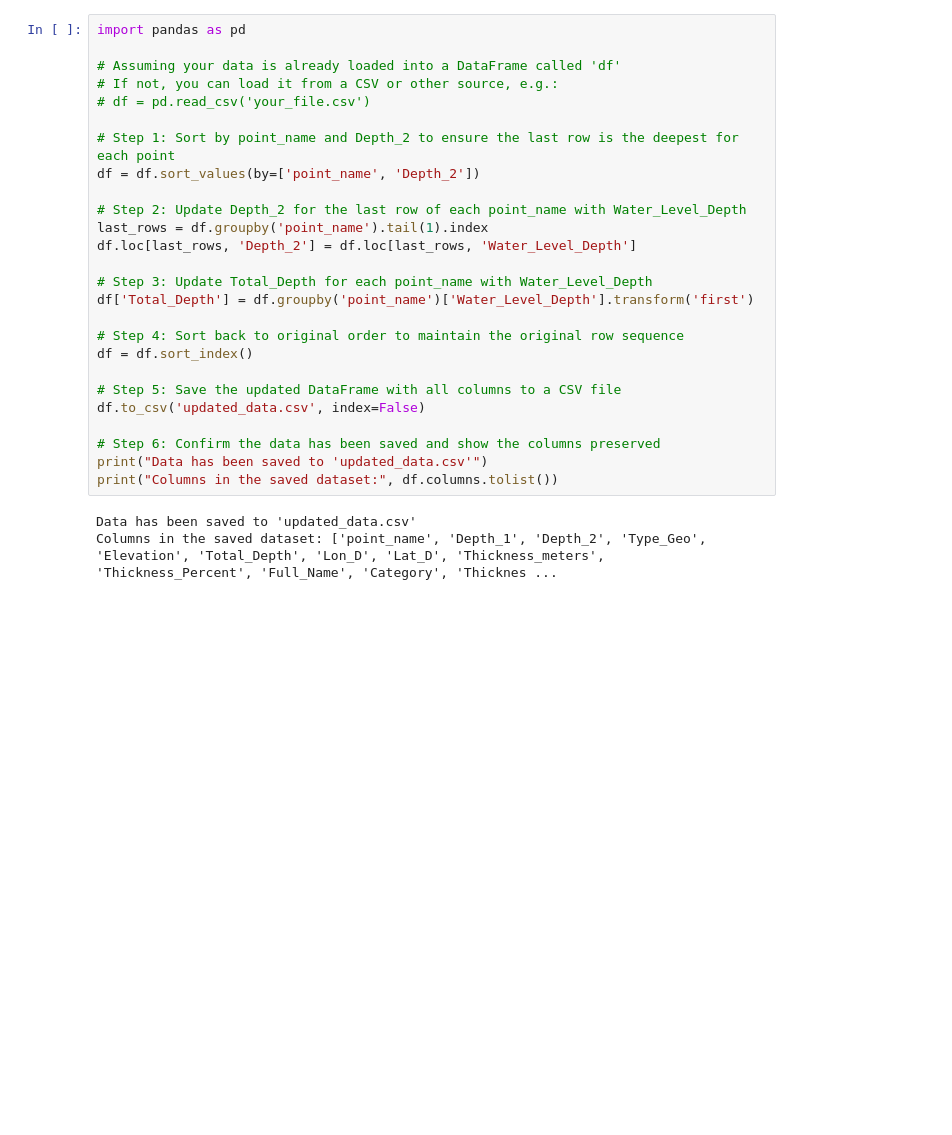
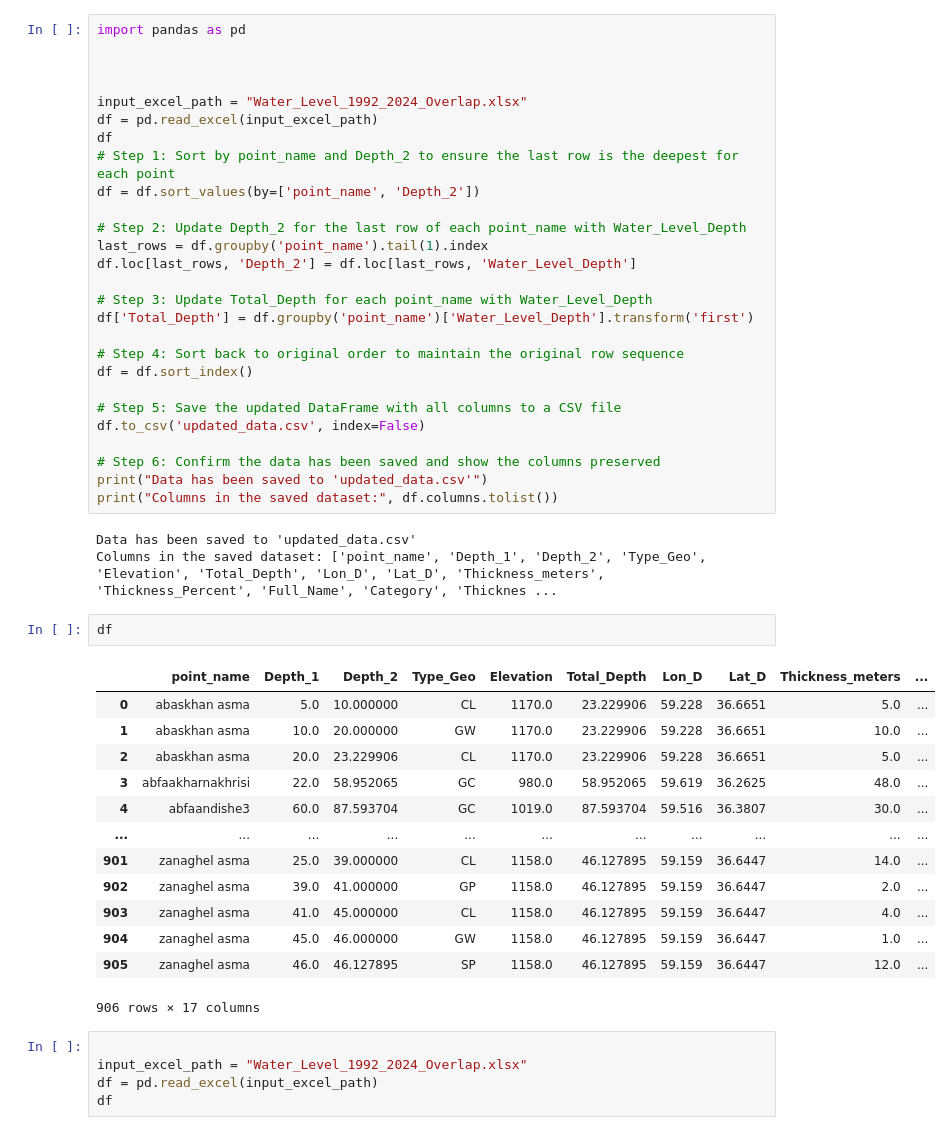
Before and after one commit to AliRezaee86/Data_Analysis, a Jupyter notebook: Geo_Fine.ipynb, the cells around one changed output. Cells and saved outputs as stored; diff of their text form; blank space fills up the shorter version.

```diff
--- a/Geo_Fine.ipynb
+++ b/Geo_Fine.ipynb
@@ -567,10 +570,11 @@ df
 # %%
 import pandas as pd
 
-# Assuming your data is already loaded into a DataFrame called 'df'
-# If not, you can load it from a CSV or other source, e.g.:
-# df = pd.read_csv('your_file.csv')
 
+
+input_excel_path = "Water_Level_1992_2024_Overlap.xlsx"
+df = pd.read_excel(input_excel_path)
+df
 # Step 1: Sort by point_name and Depth_2 to ensure the last row is the deepest for each point
 df = df.sort_values(by=['point_name', 'Depth_2'])
 
@@ -593,3 +597,24 @@ print("Columns in the saved dataset:", df.columns.tolist())
 # %% [output]
 Data has been saved to 'updated_data.csv'
 Columns in the saved dataset: ['point_name', 'Depth_1', 'Depth_2', 'Type_Geo', 'Elevation', 'Total_Depth', 'Lon_D', 'Lat_D', 'Thickness_meters', 'Thickness_Percent', 'Full_Name', 'Category', 'Thicknes ...
+# %%
+df
+# %% [output]
+|  | point_name | Depth_1 | Depth_2 | Type_Geo | Elevation | Total_Depth | Lon_D | Lat_D | Thickness_meters | ... |
+| 0 | abaskhan asma | 5.0 | 10.000000 | CL | 1170.0 | 23.229906 | 59.228 | 36.6651 | 5.0 | ... |
+| 1 | abaskhan asma | 10.0 | 20.000000 | GW | 1170.0 | 23.229906 | 59.228 | 36.6651 | 10.0 | ... |
+| 2 | abaskhan asma | 20.0 | 23.229906 | CL | 1170.0 | 23.229906 | 59.228 | 36.6651 | 5.0 | ... |
+| 3 | abfaakharnakhrisi | 22.0 | 58.952065 | GC | 980.0 | 58.952065 | 59.619 | 36.2625 | 48.0 | ... |
+| 4 | abfaandishe3 | 60.0 | 87.593704 | GC | 1019.0 | 87.593704 | 59.516 | 36.3807 | 30.0 | ... |
+| ... | ... | ... | ... | ... | ... | ... | ... | ... | ... | ... |
+| 901 | zanaghel asma | 25.0 | 39.000000 | CL | 1158.0 | 46.127895 | 59.159 | 36.6447 | 14.0 | ... |
+| 902 | zanaghel asma | 39.0 | 41.000000 | GP | 1158.0 | 46.127895 | 59.159 | 36.6447 | 2.0 | ... |
+| 903 | zanaghel asma | 41.0 | 45.000000 | CL | 1158.0 | 46.127895 | 59.159 | 36.6447 | 4.0 | ... |
+| 904 | zanaghel asma | 45.0 | 46.000000 | GW | 1158.0 | 46.127895 | 59.159 | 36.6447 | 1.0 | ... |
+| 905 | zanaghel asma | 46.0 | 46.127895 | SP | 1158.0 | 46.127895 | 59.159 | 36.6447 | 12.0 | ... |
+906 rows × 17 columns
+# %%
+
+input_excel_path = "Water_Level_1992_2024_Overlap.xlsx"
+df = pd.read_excel(input_excel_path)
+df
```
Also changed, not shown: parts of 3 cells of this notebook.
